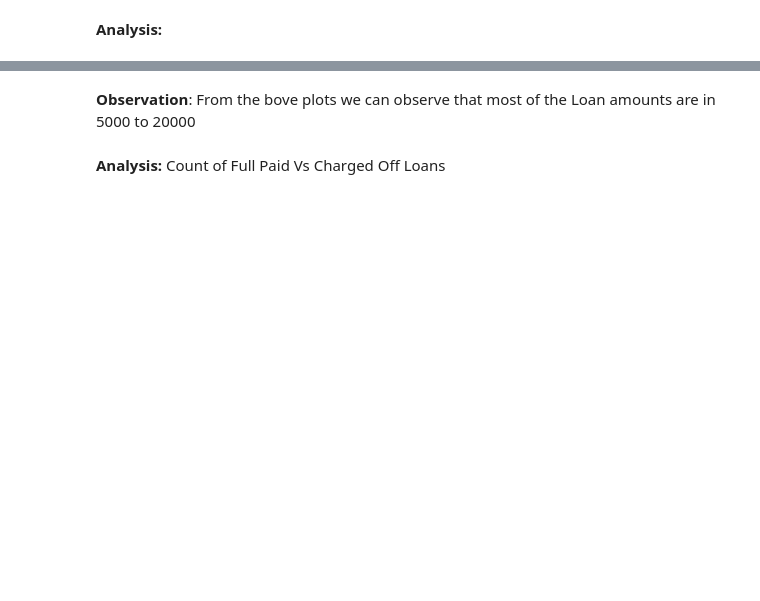
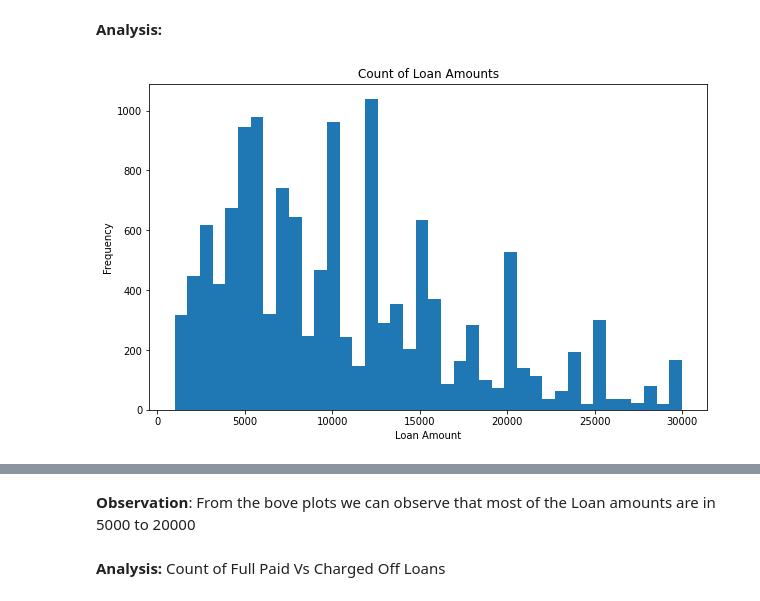
Before and after one commit to nidhinraj3/LendingClubCaseStudy, a Jupyter notebook: LendingCase.ipynb, the cells around one changed output, grey strips where cells are left out. Saved outputs shown, nothing was run; the diff lists cells and outputs as text; code cells hidden in the pictures; blank space fills up the shorter version.

```diff
--- a/LendingCase.ipynb
+++ b/LendingCase.ipynb
@@ -516,11 +1052,13 @@ chargedoff
 # %%
 # Frequency of the Loan Amonts
 plt.figure(figsize=(10,6))
-plt.hist(filter_df.loan_amnt,bins=40,hue=filter_df.loan_status)
+plt.hist(filter_df.loan_amnt,bins=40)
 plt.title("Count of Loan Amounts")
 plt.xlabel("Loan Amount")
 plt.ylabel("Frequency")
 plt.show()
+# %% [output]
+[figure, added]
 # %%
 plt.figure(figsize=(10,6))
 sns.distplot(filter_df.loan_amnt,bins=40)
```
Also changed, not shown: parts of 75 cells of this notebook.
